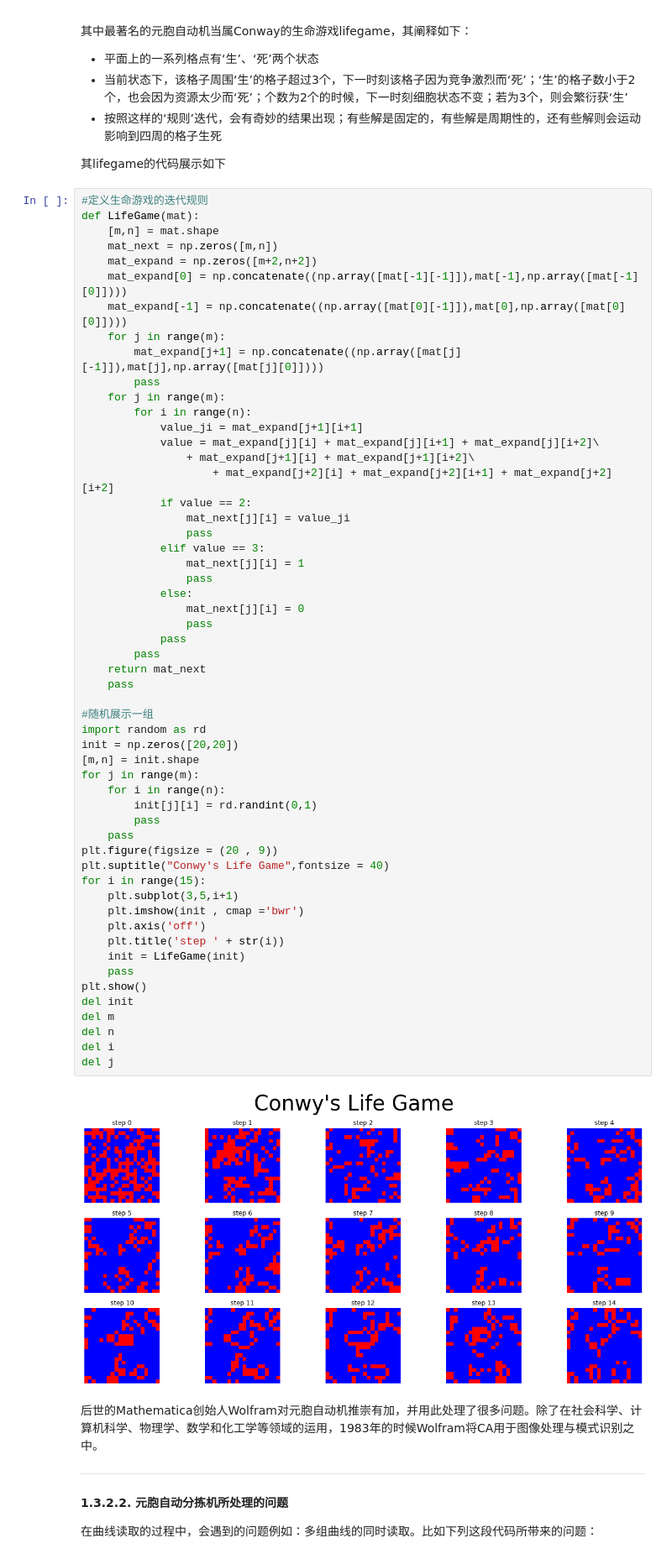
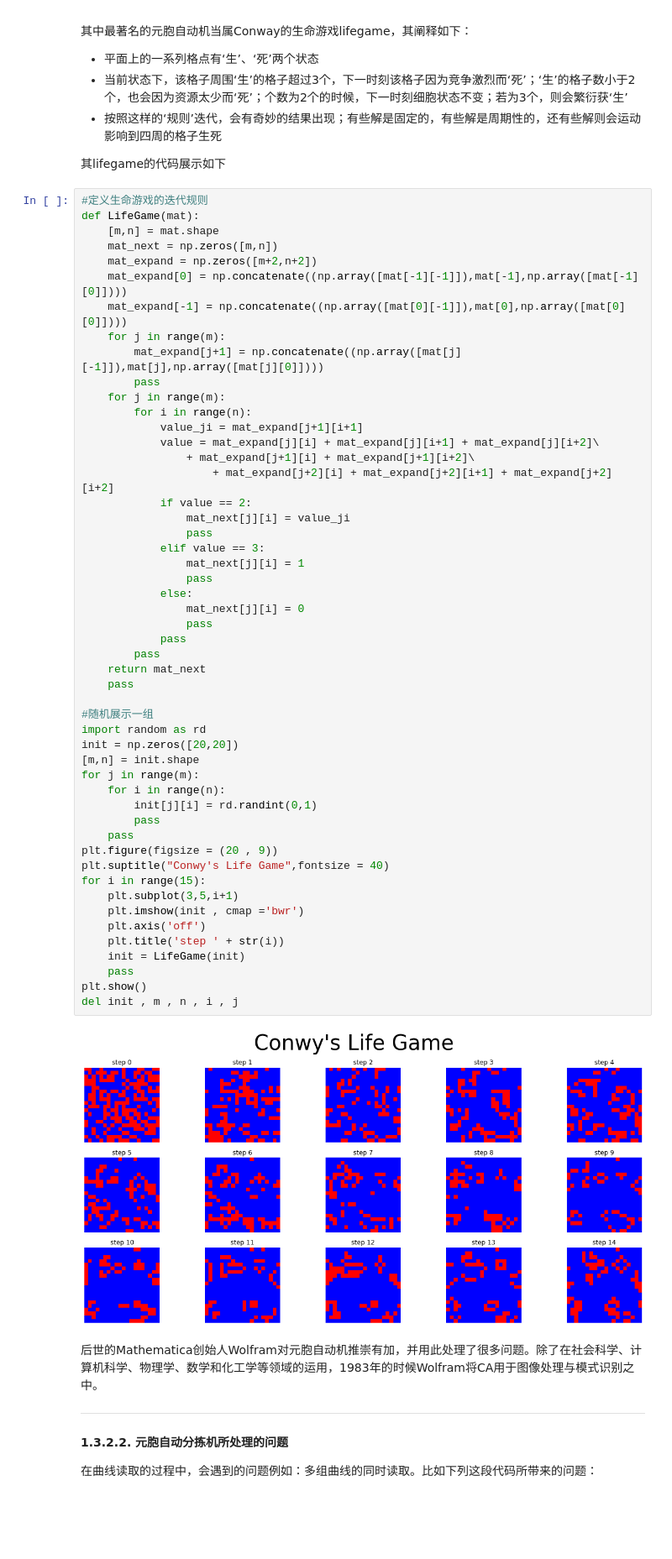
Before and after one commit to cherose2004/learning, a Jupyter notebook: project/Flight Simulation/homework/ProjectTeam1.ipynb, the cells around one changed output. Shown at 84% size. Drawn from its saved outputs; the diff is of its cells as text; blank space fills up the shorter version.

```diff
--- a/project/Flight Simulation/homework/ProjectTeam1.ipynb
+++ b/project/Flight Simulation/homework/ProjectTeam1.ipynb
@@ -715,39 +715,35 @@ def LifeGame(mat):
                 mat_next[j][i] = 1
                 pass
             else:
                 mat_next[j][i] = 0
                 pass
             pass
         pass
     return mat_next
     pass
 
 #随机展示一组
 import random as rd
 init = np.zeros([20,20])
 [m,n] = init.shape
 for j in range(m):
     for i in range(n):
         init[j][i] = rd.randint(0,1)
         pass
     pass
 plt.figure(figsize = (20 , 9))
 plt.suptitle("Conwy's Life Game",fontsize = 40)
 for i in range(15):
     plt.subplot(3,5,i+1)
     plt.imshow(init , cmap ='bwr')
     plt.axis('off')
     plt.title('step ' + str(i))
     init = LifeGame(init)
     pass
 plt.show()
-del init
-del m
-del n
-del i
-del j
+del init , m , n , i , j
 # %% [output]
-[figure, old version]
+[figure, new version]
 # %% [markdown]
 后世的Mathematica创始人Wolfram对元胞自动机推崇有加，并用此处理了很多问题。除了在社会科学、计算机科学、物理学、数学和化工学等领域的运用，1983年的时候Wolfram将CA用于图像处理与模式识别之中。
 
```
Also changed, not shown: parts of 5 cells of this notebook, 1 other file.
